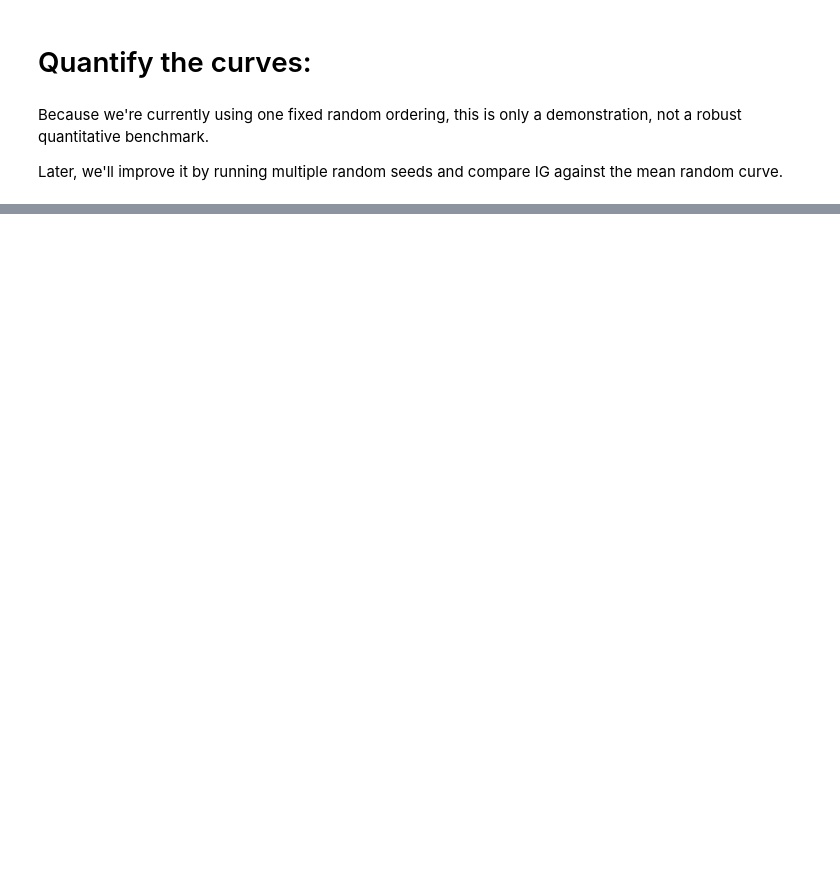
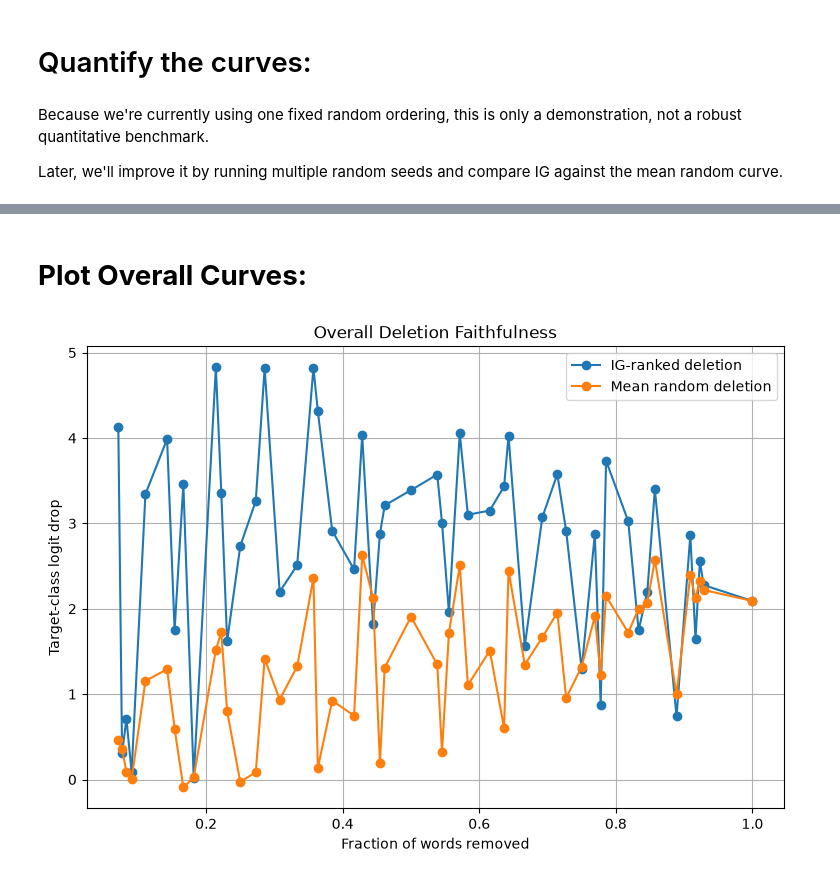
Before and after one commit to jordan-dsouza/xray-transformers, a Jupyter notebook: notebooks/robustness.ipynb, the cells around one changed output, grey strips where cells are left out. Drawn from its saved outputs; the diff is of its cells as text; code cells hidden in the pictures; blank space fills up the shorter version.

```diff
--- a/notebooks/robustness.ipynb
+++ b/notebooks/robustness.ipynb
@@ -587,0 +853,28 @@ plt.show()
+# %% [markdown]
+# **Plot Overall Curves:**
+# %%
+plt.figure(figsize=(9, 6))
+
+plt.plot(
+    mean_ig_curve["fraction_removed"],
+    mean_ig_curve["logit_drop"],
+    marker="o",
+    label="IG-ranked deletion"
+)
+
+plt.plot(
+    mean_random_curve_overall["fraction_removed"],
+    mean_random_curve_overall["logit_drop"],
+    marker="o",
+    label="Mean random deletion"
+)
+
+plt.xlabel("Fraction of words removed")
+plt.ylabel("Target-class logit drop")
+plt.title("Overall Deletion Faithfulness")
+plt.legend()
+plt.grid(True)
+
+plt.show()
+# %% [output]
+[figure, added]
```
Also changed, not shown: parts of 28 cells of this notebook.
